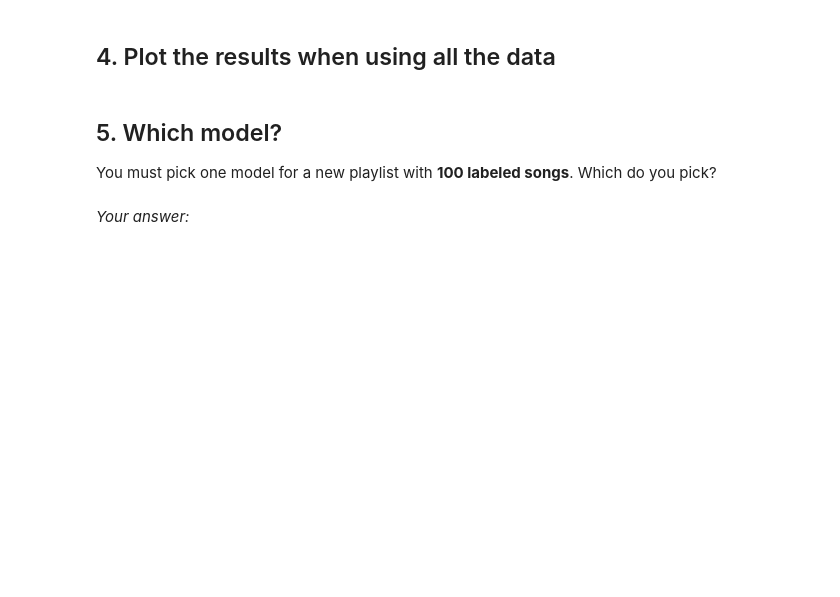
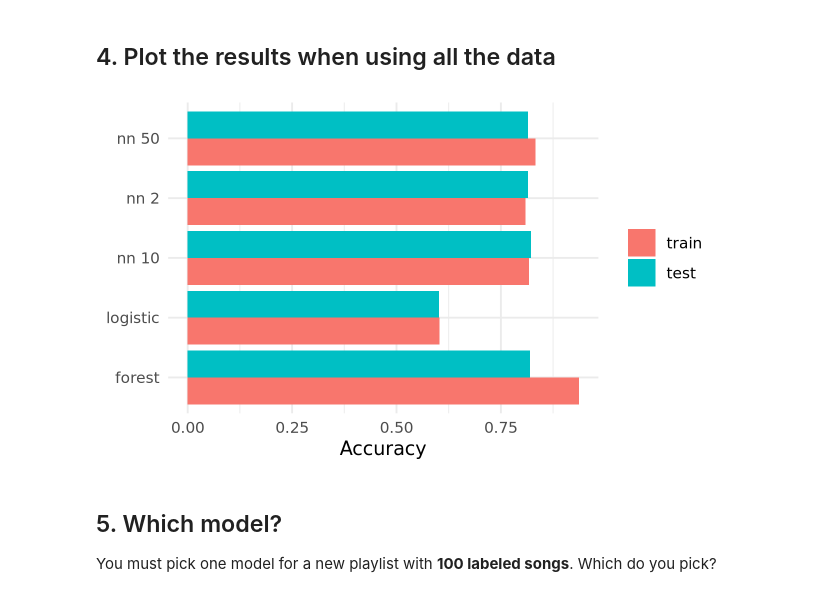
Before and after one commit to Meganallan/codespace, a Jupyter notebook: exercises/16-nn-exercise.ipynb, the cells around one changed output. Cells and saved outputs as stored; diff of their text form; code cells hidden in the pictures; blank space fills up the shorter version.

```diff
--- a/exercises/16-nn-exercise.ipynb
+++ b/exercises/16-nn-exercise.ipynb
@@ -108,3 +151,7 @@ Pick a visualization for the output and make the chart below. Write the code by
 ## 3. More data
 
 Run `compare_models()` again, with all of `train` (about 5,500 songs).
+# %%
+results_full = compare_models(train)
+
+results_full
@@ -116,10 +170,23 @@ Run `compare_models()` again, with all of `train` (about 5,500 songs).
 # %% [markdown]
 ## 4. Plot the results when using all the data
 # %%
-# Chart code goes here
+results_full |>
+    pivot_longer(
+        cols = c(train_accuracy, test_accuracy),
+        names_to = 'data',
+        values_to = 'accuracy'
+    ) |>
+    mutate(data = factor(data,
+                         levels = c('train_accuracy', 'test_accuracy'),
+                         labels = c('train', 'test'))) |>
+    ggplot(aes(x = model, y = accuracy, fill = data)) +
+    geom_col(position = 'dodge') +
+    coord_flip() +
+    labs(x = NULL, y = 'Accuracy', fill = NULL) +
+    theme_minimal()
+# %% [output]
+[figure, added]
 # %% [markdown]
 ## 5. Which model?
 
 You must pick one model for a new playlist with **100 labeled songs**. Which do you pick?
-# %% [markdown]
-*Your answer:*
```
Also changed, not shown: parts of 6 cells of this notebook, 1 other file.
